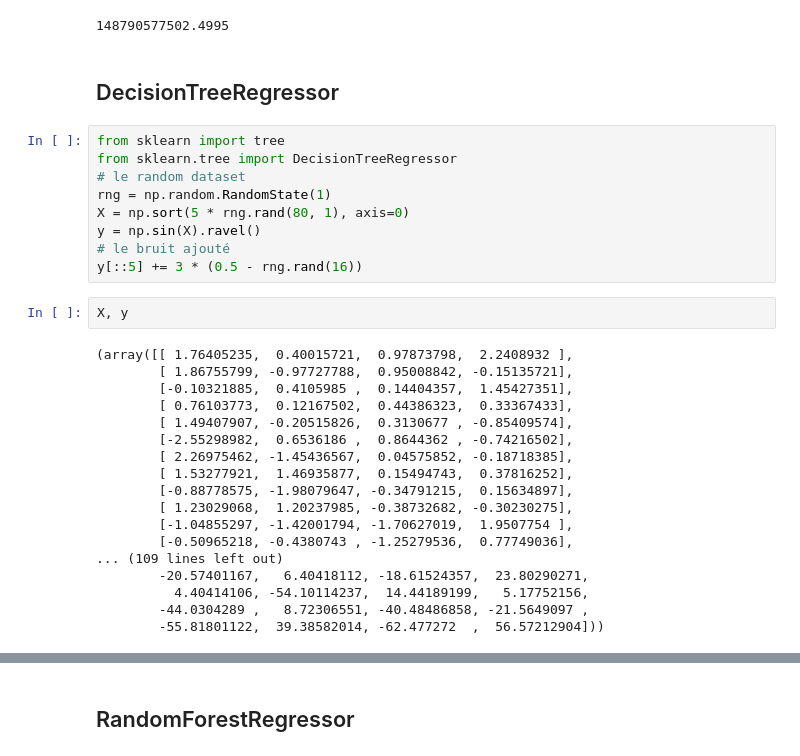
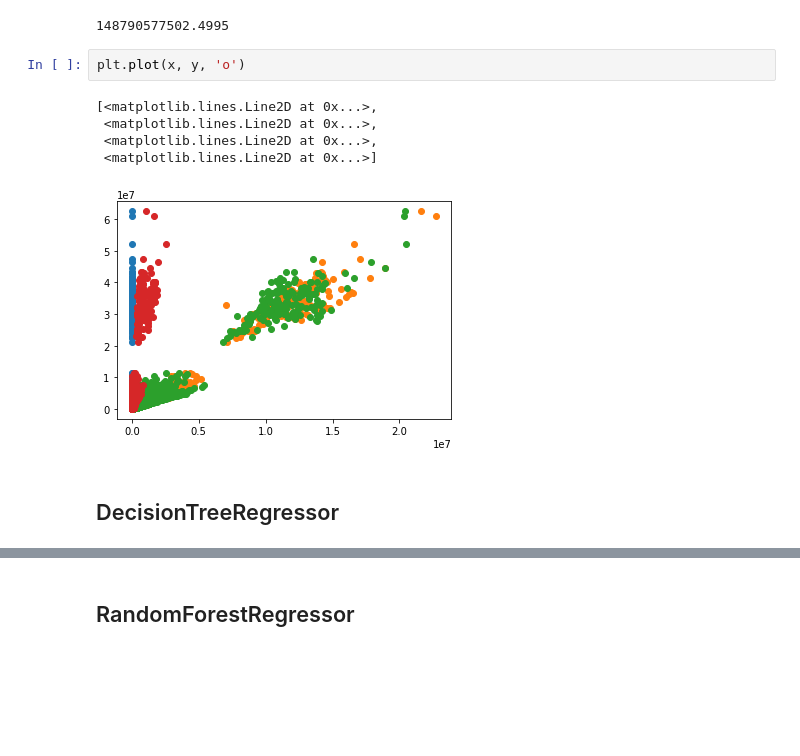
Before and after one commit to Pakopac/ML_Project, a Jupyter notebook: project.ipynb, the cells around one changed output, grey strips where cells are left out. Saved outputs shown, nothing was run; the diff lists cells and outputs as text; blank space fills up the shorter version.

```diff
--- a/project.ipynb
+++ b/project.ipynb
@@ -260,34 +250,13 @@ from sklearn.metrics import mean_squared_error
 mean_squared_error(y_test, prediction)
 # %% [output]
 148790577502.4995
+# %%
+plt.plot(x, y, 'o')
+# %% [output]
+[<matplotlib.lines.Line2D at 0x...>,
+ <matplotlib.lines.Line2D at 0x...>,
+ <matplotlib.lines.Line2D at 0x...>,
+ <matplotlib.lines.Line2D at 0x...>]
+[figure, added]
 # %% [markdown]
 ## DecisionTreeRegressor
-# %%
-from sklearn import tree
-from sklearn.tree import DecisionTreeRegressor
-# le random dataset
-rng = np.random.RandomState(1)
-X = np.sort(5 * rng.rand(80, 1), axis=0)
-y = np.sin(X).ravel()
-# le bruit ajouté
-y[::5] += 3 * (0.5 - rng.rand(16))
-# %%
-X, y
-# %% [output]
-(array([[ 1.76405235,  0.40015721,  0.97873798,  2.2408932 ],
-        [ 1.86755799, -0.97727788,  0.95008842, -0.15135721],
-        [-0.10321885,  0.4105985 ,  0.14404357,  1.45427351],
-        [ 0.76103773,  0.12167502,  0.44386323,  0.33367433],
-        [ 1.49407907, -0.20515826,  0.3130677 , -0.85409574],
-        [-2.55298982,  0.6536186 ,  0.8644362 , -0.74216502],
-        [ 2.26975462, -1.45436567,  0.04575852, -0.18718385],
-        [ 1.53277921,  1.46935877,  0.15494743,  0.37816252],
-        [-0.88778575, -1.98079647, -0.34791215,  0.15634897],
-        [ 1.23029068,  1.20237985, -0.38732682, -0.30230275],
-        [-1.04855297, -1.42001794, -1.70627019,  1.9507754 ],
-        [-0.50965218, -0.4380743 , -1.25279536,  0.77749036],
-... (109 lines left out)
-        -20.57401167,   6.40418112, -18.61524357,  23.80290271,
-          4.40414106, -54.10114237,  14.44189199,   5.17752156,
-        -44.0304289 ,   8.72306551, -40.48486858, -21.5649097 ,
-        -55.81801122,  39.38582014, -62.477272  ,  56.57212904]))
```
Also changed, not shown: parts of 20 cells of this notebook.
